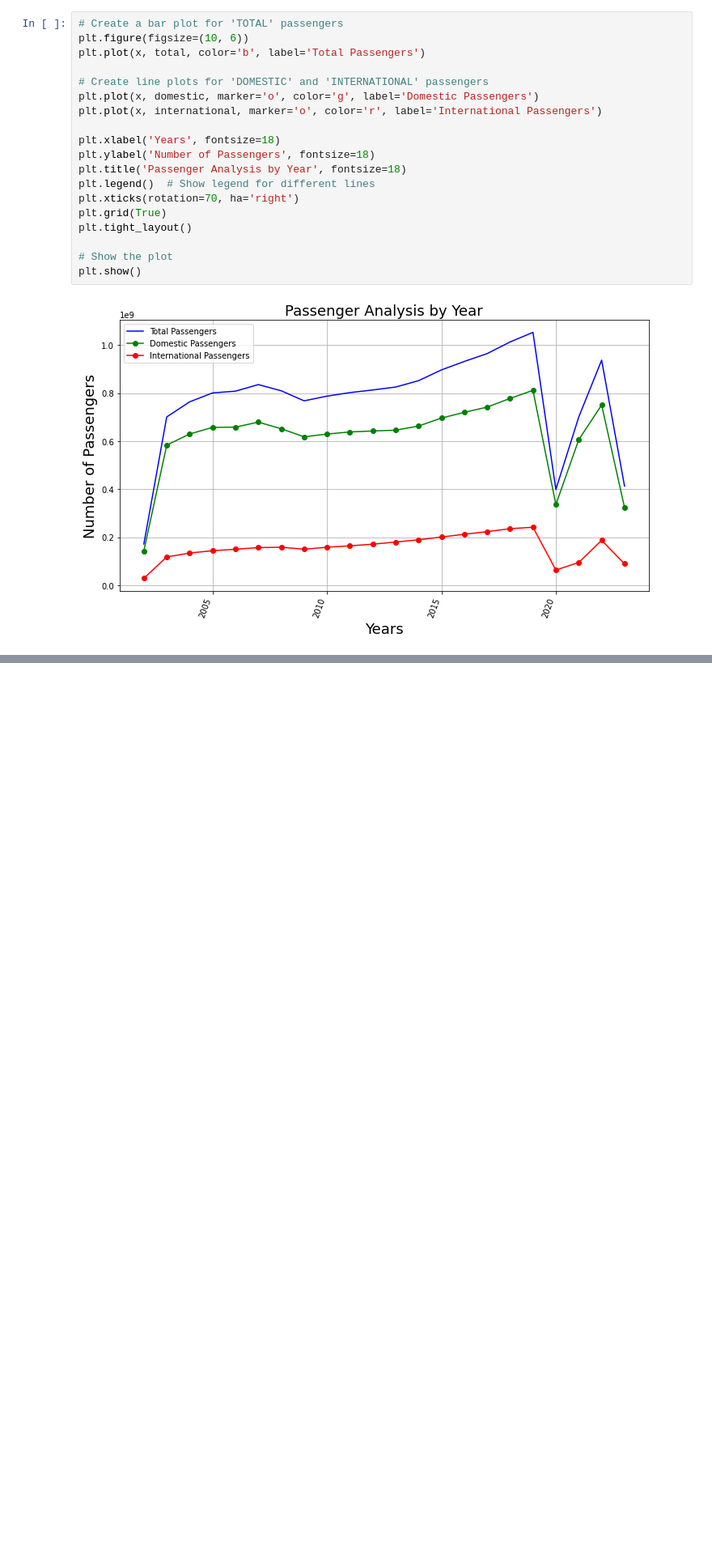
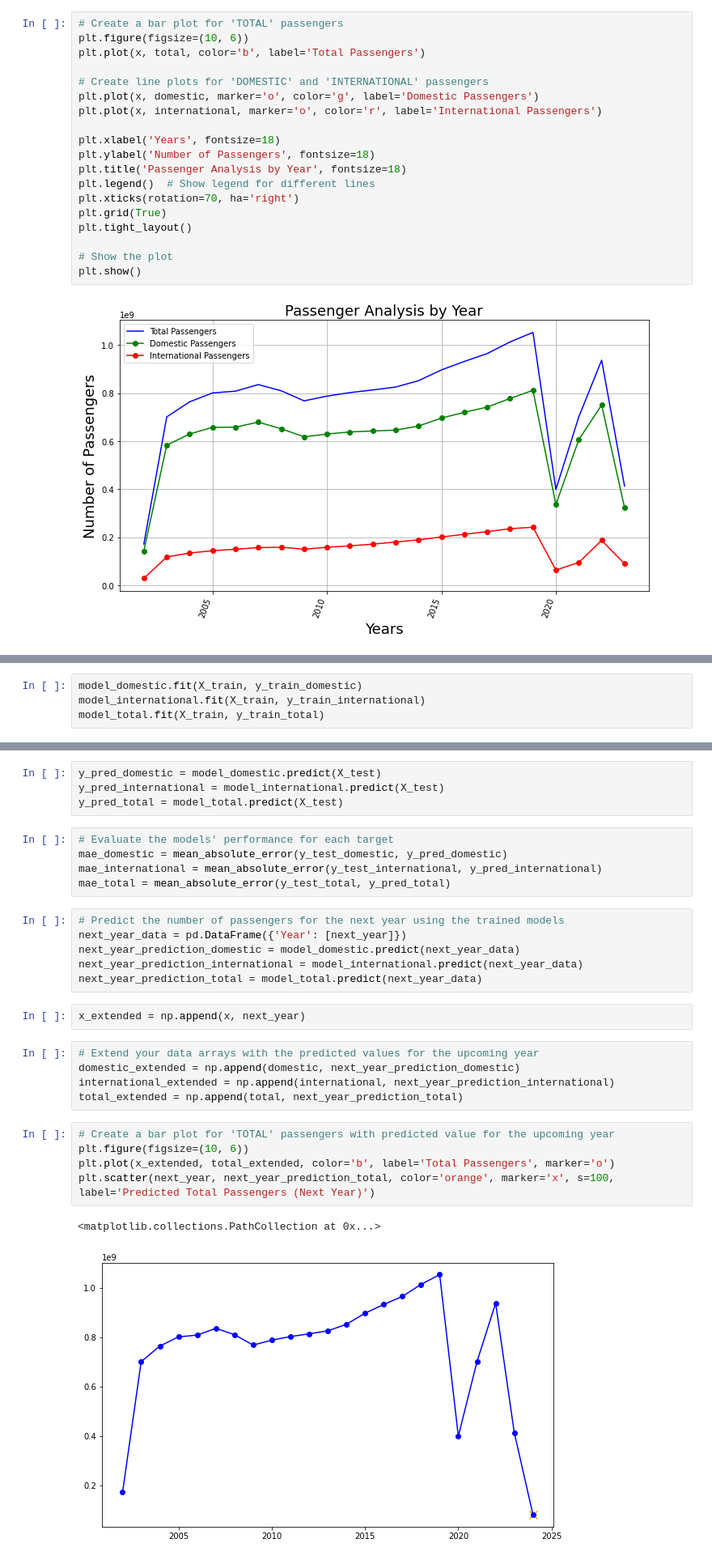
Before and after one commit to Zaiddc/Air-Travel-Occupancy-Analysis-and-Forecasting, a Jupyter notebook: main.ipynb, the cells around one changed output, grey strips where cells are left out. Shown at 81% size. Drawn from its saved outputs; the diff is of its cells as text; blank space fills up the shorter version.

```diff
--- a/main.ipynb
+++ b/main.ipynb
@@ -115,0 +150,4 @@ plt.show()
+# %%
+model_domestic.fit(X_train, y_train_domestic)
+model_international.fit(X_train, y_train_international)
+model_total.fit(X_train, y_train_total)
@@ -115,0 +166,30 @@ plt.show()
+# %%
+y_pred_domestic = model_domestic.predict(X_test)
+y_pred_international = model_international.predict(X_test)
+y_pred_total = model_total.predict(X_test)
+# %%
+# Evaluate the models' performance for each target
+mae_domestic = mean_absolute_error(y_test_domestic, y_pred_domestic)
+mae_international = mean_absolute_error(y_test_international, y_pred_international)
+mae_total = mean_absolute_error(y_test_total, y_pred_total)
+# %%
+# Predict the number of passengers for the next year using the trained models
+next_year_data = pd.DataFrame({'Year': [next_year]})
+next_year_prediction_domestic = model_domestic.predict(next_year_data)
+next_year_prediction_international = model_international.predict(next_year_data)
+next_year_prediction_total = model_total.predict(next_year_data)
+# %%
+x_extended = np.append(x, next_year)
+# %%
+# Extend your data arrays with the predicted values for the upcoming year
+domestic_extended = np.append(domestic, next_year_prediction_domestic)
+international_extended = np.append(international, next_year_prediction_international)
+total_extended = np.append(total, next_year_prediction_total)
+# %%
+# Create a bar plot for 'TOTAL' passengers with predicted value for the upcoming year
+plt.figure(figsize=(10, 6))
+plt.plot(x_extended, total_extended, color='b', label='Total Passengers', marker='o')
+plt.scatter(next_year, next_year_prediction_total, color='orange', marker='x', s=100, label='Predicted Total Passengers (Next Year)')
+# %% [output]
+<matplotlib.collections.PathCollection at 0x...>
+[figure, added]
```
Also changed, not shown: parts of 8 cells of this notebook.
